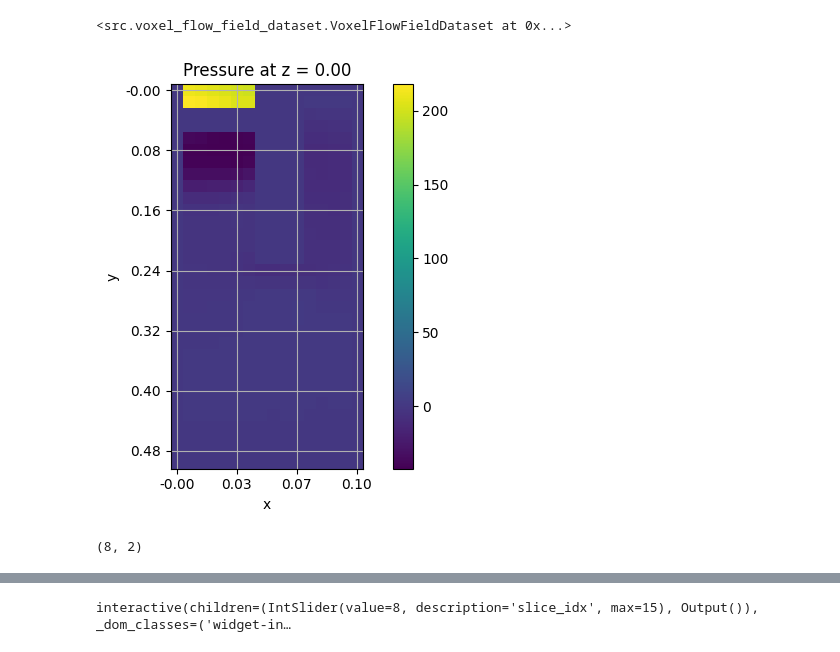
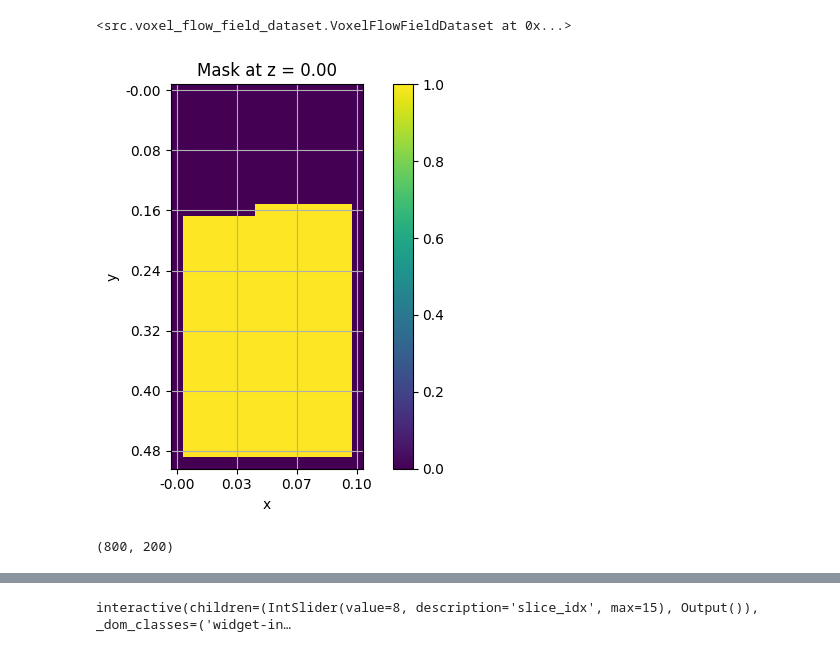
Before and after one commit to bea924/flow_field_dataset, a Jupyter notebook: examples/voxel_data/unet.ipynb, the cells around one changed output, grey strips where cells are left out. Drawn from its saved outputs; the diff is of its cells as text; code cells hidden in the pictures.

Commit message:
Add more training options

```diff
--- a/examples/voxel_data/unet.ipynb
+++ b/examples/voxel_data/unet.ipynb
@@ -14,7 +14,7 @@ from flow_field_model import create_flow_field_model
 model = create_flow_field_model(input_shape=(32, 16, 16), out_channels=5)
 # %%
 from src.pyvista_flow_field_dataset import PyvistaFlowFieldDataset
-ds_pv = PyvistaFlowFieldDataset.load_from_huggingface(num_samples=10, data_dir='datasets/pyvista')
-#ds_pv= PyvistnormalizationaFlowFieldDataset.try_from_directory("datasets/pyvista",1000)
+ds_pv = PyvistaFlowFieldDataset.load_from_huggingface(num_samples=1000, data_dir='datasets/pyvista-medium')
+#ds_pv= PyvistaFlowFieldDataset.try_from_directory("datasets/pyvista-small",1000)
 ds_pv[8].plot_volume("Pressure")
 # %% [output]
@@ -26,7 +26,7 @@ Widget(value='<iframe src="http://localhost:59126/index.html?ui=P_0x16c016890_0&
 # %%
 from src.voxel_flow_field_dataset import VoxelFlowFieldDataset, VoxelFlowFieldDatasetConfig
 import torch.utils.data
-ds_voxel = VoxelFlowFieldDataset('datasets/voxels',VoxelFlowFieldDatasetConfig(ds_pv, resolution=(32,16,16)))
+ds_voxel = VoxelFlowFieldDataset('datasets/voxels-medium',VoxelFlowFieldDatasetConfig(ds_pv, resolution=(32,16,16)))
 #s_voxel = VoxelFlowFieldDataset('datasets/voxels')
 ds_voxel.normalize()
 # %% [output]
@@ -38,18 +38,18 @@ ds_voxel.shuffle()
 train_dataset = ds_voxel[:num_train_samples]
 val_dataset = ds_voxel[num_train_samples:]
 # %%
-val_dataset[0].plot_slice("Pressure",slice_idx=3)
+val_dataset[0].plot_slice("Mask",slice_idx=3)
 # %% [output]
-[figure, old version]
+[figure, new version]
 # %%
 
 import torch.utils.data as data
-train_dataloader = data.DataLoader(train_dataset.get_default_loadable_dataset(), batch_size=128, shuffle=True, num_workers=0, pin_memory=True)
-val_dataloader = data.DataLoader(val_dataset.get_default_loadable_dataset(), batch_size=128, shuffle=False, num_workers=0, pin_memory=True)
+train_dataloader = data.DataLoader(train_dataset.get_default_loadable_dataset(), batch_size=16, shuffle=False, num_workers=0, pin_memory=True)
+val_dataloader = data.DataLoader(val_dataset.get_default_loadable_dataset(), batch_size=16, shuffle=False, num_workers=0, pin_memory=True)
 device = torch.device("cuda" if torch.cuda.is_available() else "cpu")
 len(train_dataset), len(val_dataset)
 # %% [output]
-(8, 2)
+(800, 200)
 # %%
 next(iter(train_dataloader))[0].shape
 # %% [output]
```
Also changed, not shown: parts of 15 cells of this notebook, 9 other files.
